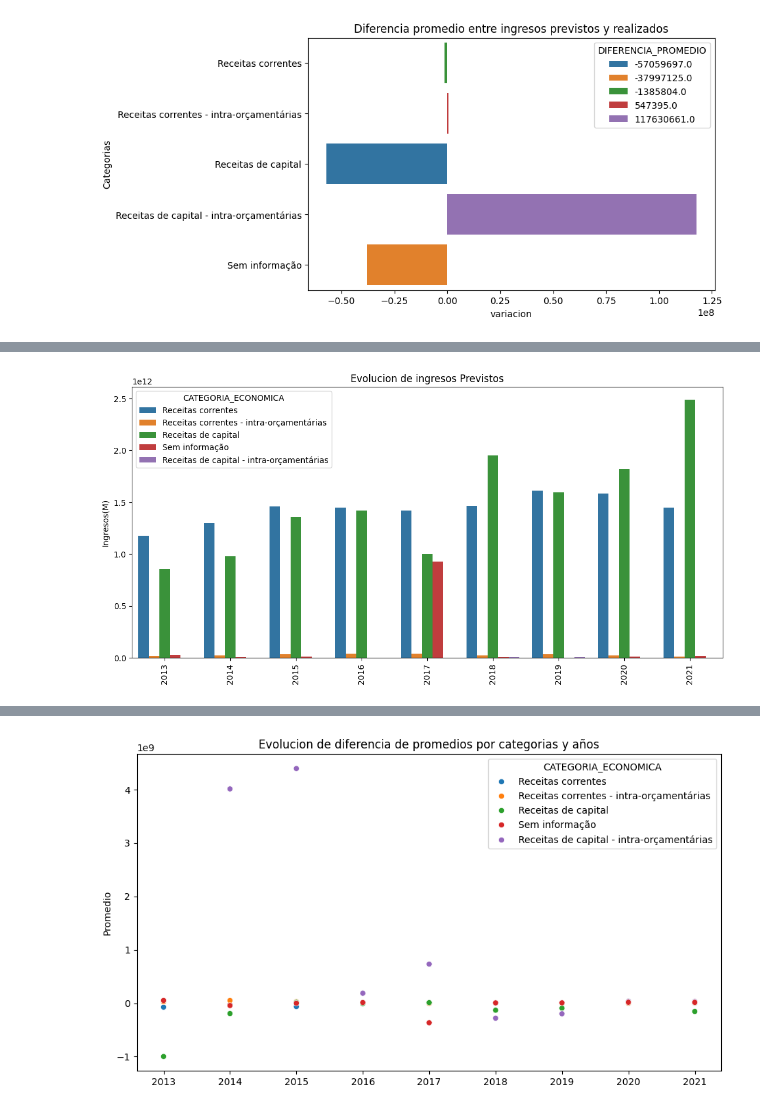
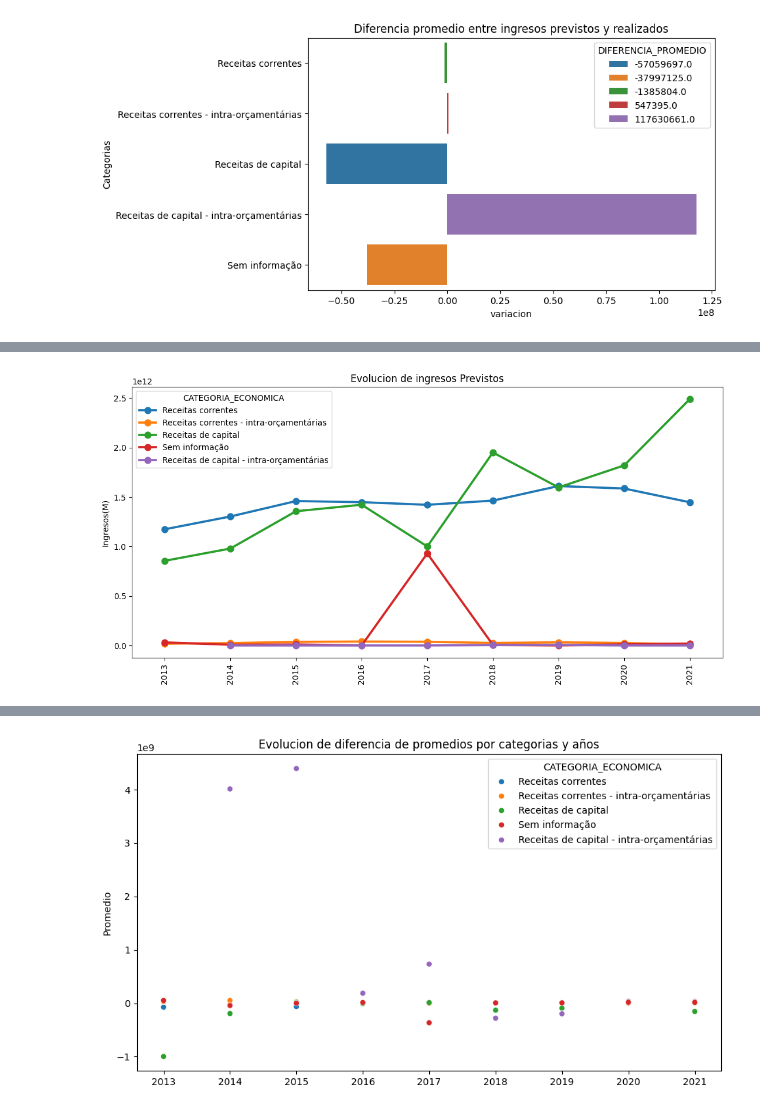
Before and after one commit to santiagorodriguez-dev/Proyecto2-EDA-Ingresos-Publicos-Brasil, a Jupyter notebook: notebooks/Fase_3_Analisis_Visulizacion.ipynb, the cells around one changed output, grey strips where cells are left out. Drawn from its saved outputs; the diff is of its cells as text; code cells hidden in the pictures.

```diff
--- a/notebooks/Fase_3_Analisis_Visulizacion.ipynb
+++ b/notebooks/Fase_3_Analisis_Visulizacion.ipynb
@@ -212,18 +228,18 @@ plt.show()
 # %%
 plt.figure(figsize = (13,6))
 
-sns.barplot(
+sns.pointplot(
             x="ANIO_LANZAMIENTO",
             y="VALOR_PREVISTO_ACTUALIZADO",
             data=df_ingresos_tiempo_pre,
             palette="tab10",
             hue="CATEGORIA_ECONOMICA",
         )
 
 plt.title("Evolucion de ingresos Previstos")
 plt.xlabel("")
 plt.ylabel("Ingresos(M)")
 plt.xticks(rotation=90)
 plt.show()
 # %% [output]
-[figure, old version]
+[figure, new version]
```
Also changed, not shown: parts of 5 cells of this notebook.
